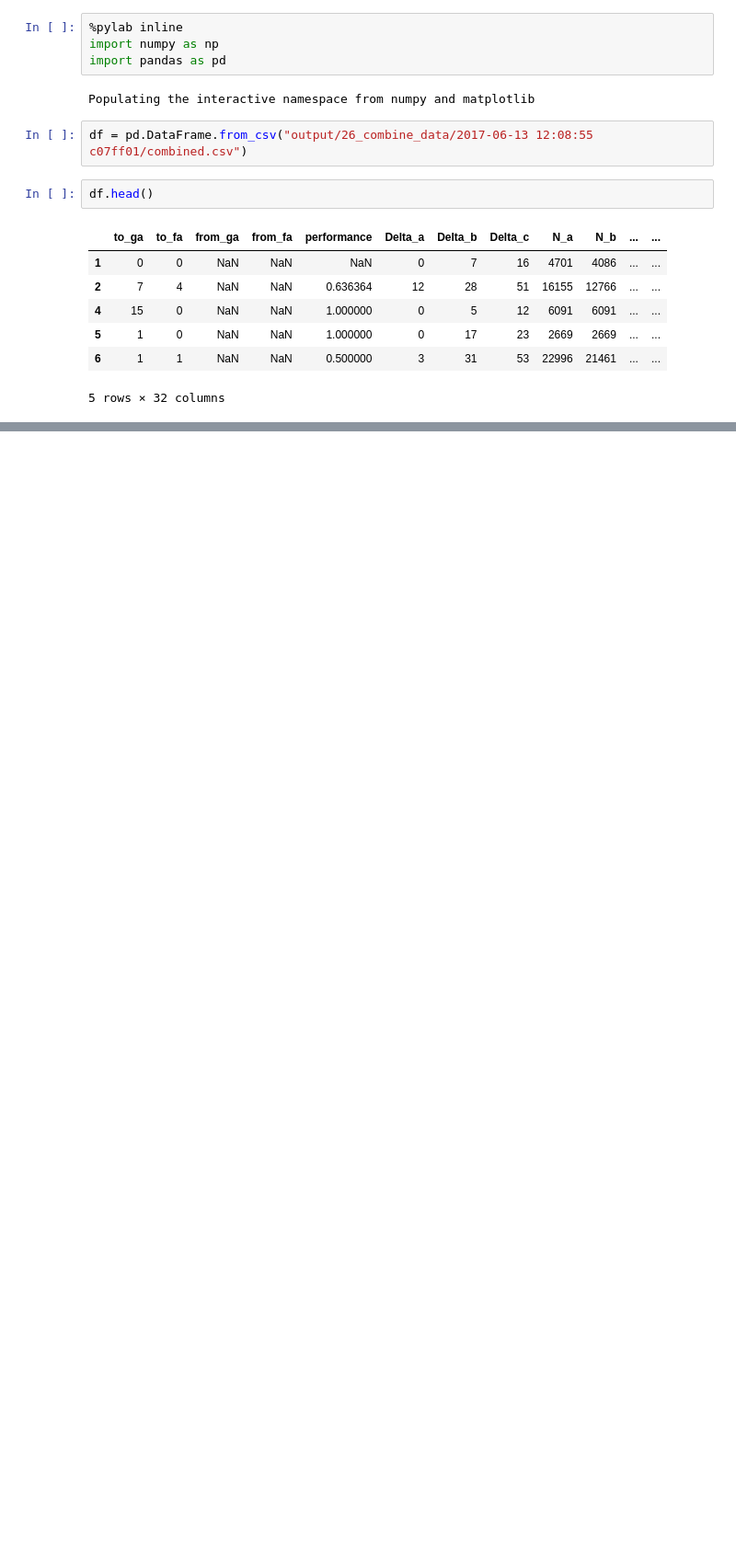
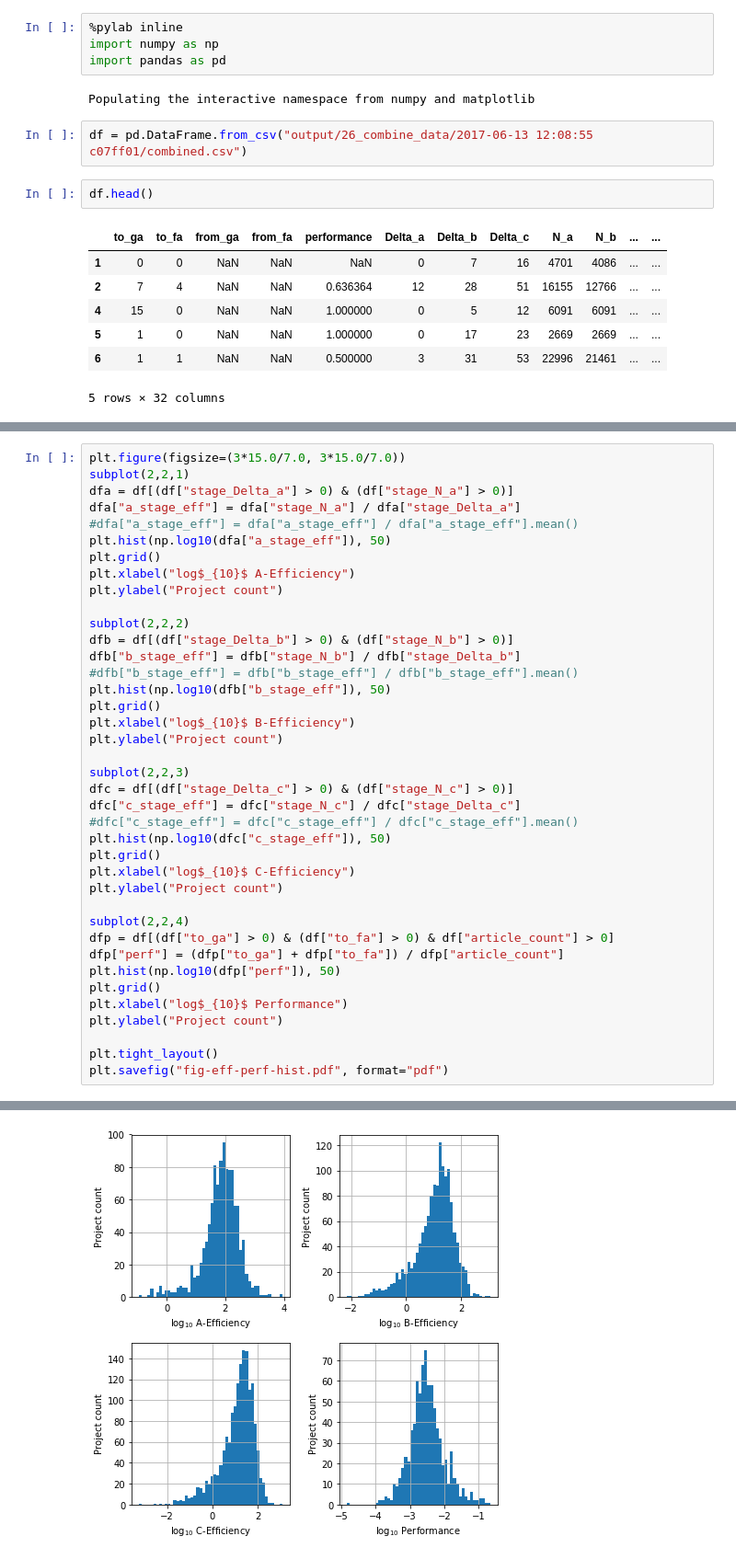
Before and after one commit to elplatt/WP-Efficiency-Performance, a Jupyter notebook: Plot Combined.ipynb, the cells around one changed output, grey strips where cells are left out. Shown at 92% size. Cells and saved outputs as stored; diff of their text form; blank space fills up the shorter version.

```diff
--- a/Plot Combined.ipynb
+++ b/Plot Combined.ipynb
@@ -27,2 +29,42 @@ plt.tight_layout()
 # %% [output]
 [figure]
+# %%
+plt.figure(figsize=(3*15.0/7.0, 3*15.0/7.0))
+subplot(2,2,1)
+dfa = df[(df["stage_Delta_a"] > 0) & (df["stage_N_a"] > 0)]
+dfa["a_stage_eff"] = dfa["stage_N_a"] / dfa["stage_Delta_a"]
+#dfa["a_stage_eff"] = dfa["a_stage_eff"] / dfa["a_stage_eff"].mean()
+plt.hist(np.log10(dfa["a_stage_eff"]), 50)
+plt.grid()
+plt.xlabel("log$_{10}$ A-Efficiency")
+plt.ylabel("Project count")
+
+subplot(2,2,2)
+dfb = df[(df["stage_Delta_b"] > 0) & (df["stage_N_b"] > 0)]
+dfb["b_stage_eff"] = dfb["stage_N_b"] / dfb["stage_Delta_b"]
+#dfb["b_stage_eff"] = dfb["b_stage_eff"] / dfb["b_stage_eff"].mean()
+plt.hist(np.log10(dfb["b_stage_eff"]), 50)
+plt.grid()
+plt.xlabel("log$_{10}$ B-Efficiency")
+plt.ylabel("Project count")
+
+subplot(2,2,3)
+dfc = df[(df["stage_Delta_c"] > 0) & (df["stage_N_c"] > 0)]
+dfc["c_stage_eff"] = dfc["stage_N_c"] / dfc["stage_Delta_c"]
+#dfc["c_stage_eff"] = dfc["c_stage_eff"] / dfc["c_stage_eff"].mean()
+plt.hist(np.log10(dfc["c_stage_eff"]), 50)
+plt.grid()
+plt.xlabel("log$_{10}$ C-Efficiency")
+plt.ylabel("Project count")
+
+subplot(2,2,4)
+dfp = df[(df["to_ga"] > 0) & (df["to_fa"] > 0) & df["article_count"] > 0]
+dfp["perf"] = (dfp["to_ga"] + dfp["to_fa"]) / dfp["article_count"]
+plt.hist(np.log10(dfp["perf"]), 50)
+plt.grid()
+plt.xlabel("log$_{10}$ Performance")
+plt.ylabel("Project count")
+
+plt.tight_layout()
+plt.savefig("fig-eff-perf-hist.pdf", format="pdf")
+# %% [output]
@@ -28,0 +89 @@ plt.tight_layout()
+[figure, added]
```
Also changed, not shown: parts of 6 cells of this notebook, 5 other files.
